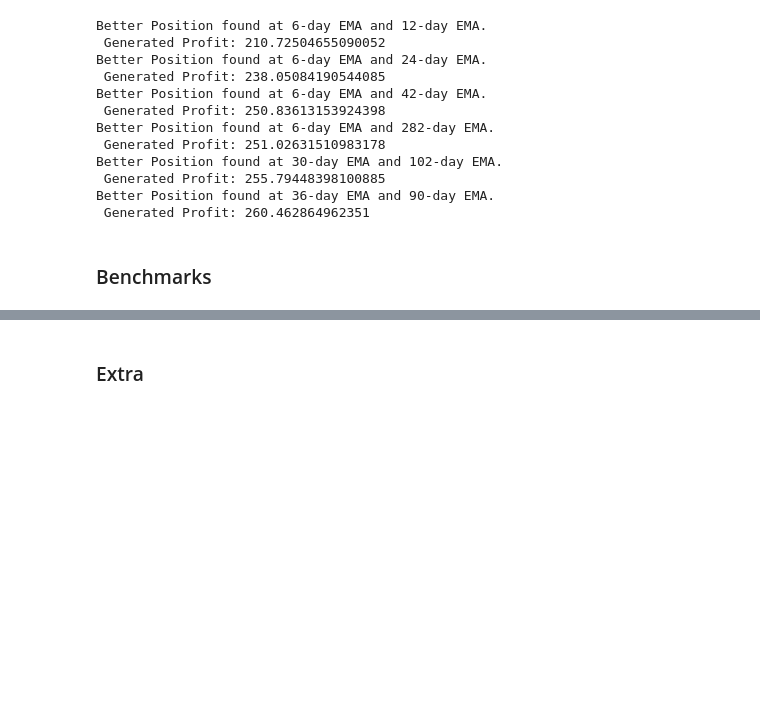
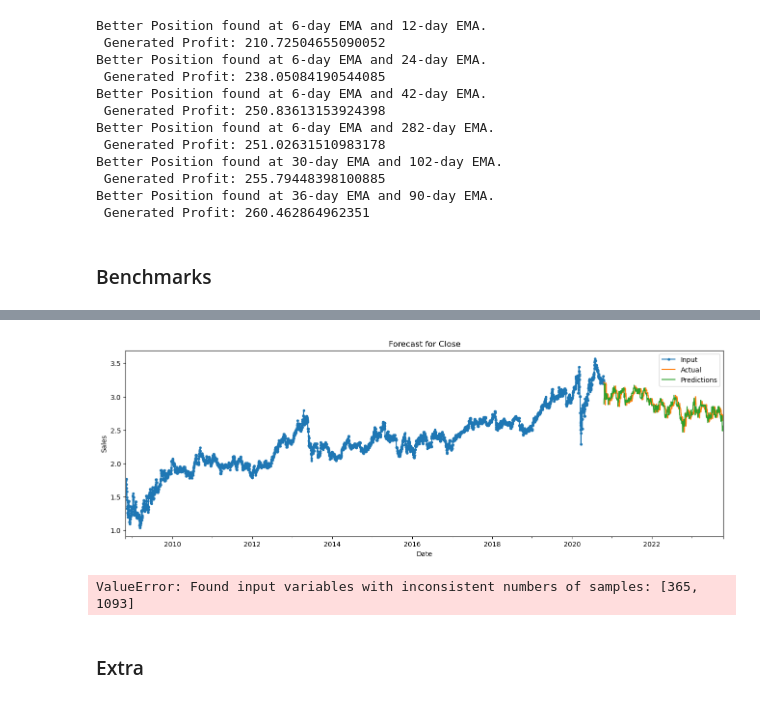
Before and after one commit to reinbugnot/kmeans-fuzzy-ts-forecast, a Jupyter notebook: fts-self-implement.ipynb, the cells around one changed output, grey strips where cells are left out. Drawn from its saved outputs; the diff is of its cells as text; code cells hidden in the pictures; blank space fills up the shorter version.

```diff
--- a/fts-self-implement.ipynb
+++ b/fts-self-implement.ipynb
@@ -617,0 +557,17 @@ for predictions in model_predictions:
+# %%
+## LGBM
+import lightgbm as lgbm
+from sklearn.model_selection import GridSearchCV
+
+lgbm_seq = lgbm.LGBMRegressor()
+
+params_dict = {
+    'num_leaves': [3,  6,  9, 12],
+    'min_child_samples': [ 2,  4,  6,],
+    'drop_rate': [0.1, 0.2, 0.3],
+    'learning_rate': [0.1, 0.01, 0.001]
+}
+
+model3 = GridSearchCV(lgbm_seq, params_dict, cv=4, n_jobs=-1)
+model3.fit(X_train, y_train)
+print(model3.best_params_)
@@ -617,0 +581,42 @@ for predictions in model_predictions:
+# %%
+model3_predictions = model3.predict(DF.iloc[(X_train.shape[0] - window_length):,:-1])[window_length:]
+preds_df = pd.DataFrame(model3_predictions, index=X_test.index)
+
+benchmark_model_names.append('LGBM')
+benchmark_model_preds.append(model3_predictions)
+# %%
+fig, ax = plt.subplots(figsize=(16, 5))
+X_train.iloc[:,0].plot(marker='.')
+X_test.iloc[:, 0].plot()
+preds_df.iloc[:,0].plot()
+plt.legend(['Input', 'Actual', 'Predictions'])
+plt.title('Forecast for ' + str(X_train.columns[0]))
+plt.xlabel('Date')
+plt.ylabel('Sales')
+plt.show()
+# %% [output]
+[figure, added]
+# %%
+benchmark_model_names.append('OURS: KM-FTS')
+benchmark_model_preds.append(forecasts)
+
+benchmark_metrics = []
+for i, model in enumerate(benchmark_model_preds):
+    RMSE = sqrt(mean_squared_error(test, model))
+    MAPE = mape(test, model)
+    TU = theils_u(test, model)
+    R2 = r2_score(test, model)
+
+    benchmark_metrics.append([RMSE, MAPE, TU, R2])
+
+bm_df = pd.DataFrame(benchmark_metrics, index=benchmark_model_names)
+bm_df.columns = ['RMSE', 'MAPE', 'TU', 'R2']
+
+fig, ax = plt.subplots(nrows=1, ncols=1, figsize=[15,5])
+ax.plot(test, color='b')
+for predictions in benchmark_model_preds:
+    ax.plot(predictions, linestyle='--')
+
+bm_df
+# %% [output]
+ValueError: Found input variables with inconsistent numbers of samples: [365, 1093]
```
Also changed, not shown: parts of 18 cells of this notebook.
